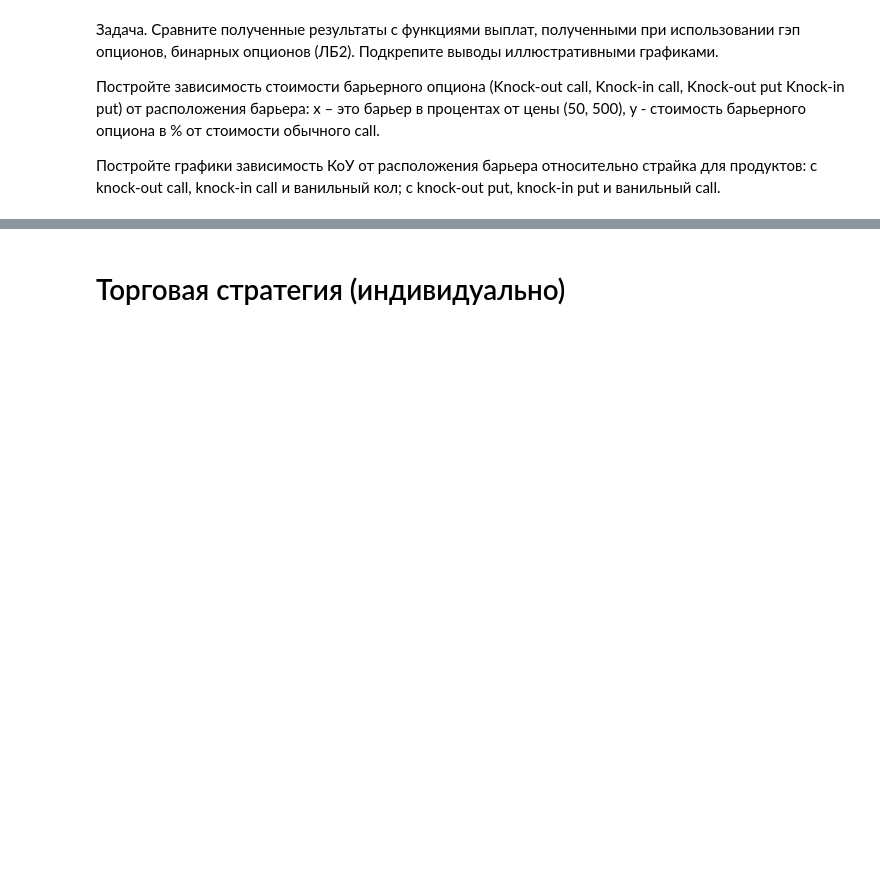
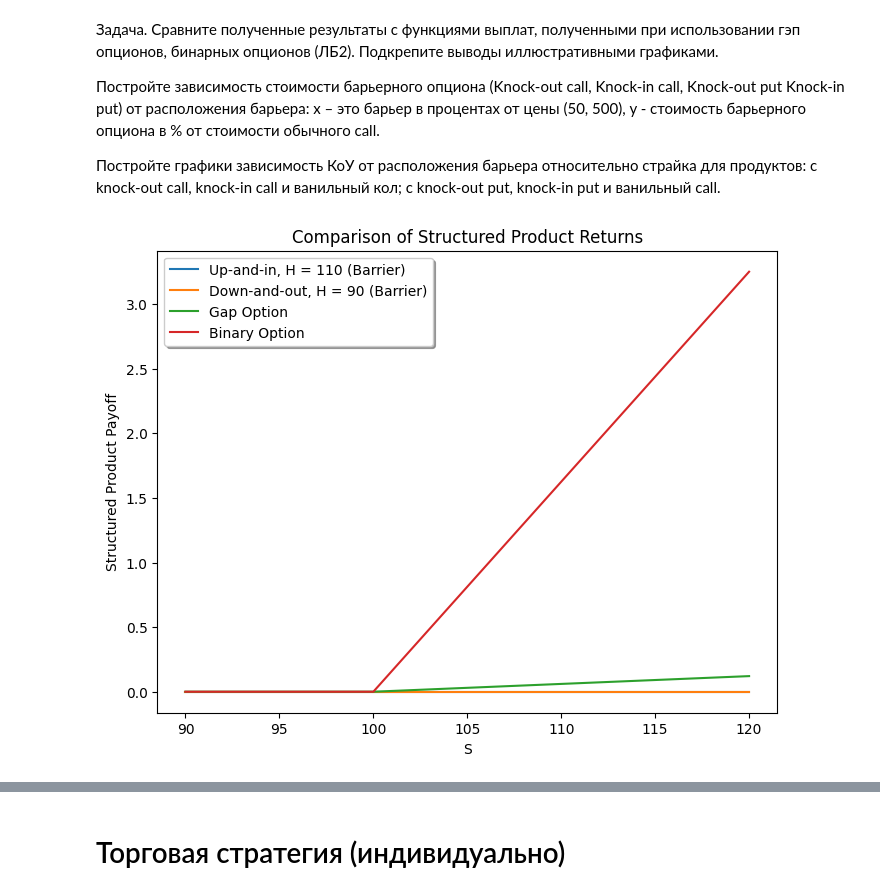
Before and after one commit to AstemirGongapshev/GSFP_2024, a Jupyter notebook: lab_2_GSFP/lab_2b_GSFP.ipynb, the cells around one changed output, grey strips where cells are left out. Drawn from its saved outputs; the diff is of its cells as text; code cells hidden in the pictures; blank space fills up the shorter version.

```diff
--- a/lab_2_GSFP/lab_2b_GSFP.ipynb
+++ b/lab_2_GSFP/lab_2b_GSFP.ipynb
@@ -426,3 +413,62 @@ plt.grid(True)
 Постройте зависимость стоимости барьерного опциона (Knock-out call, Knock-in call, Knock-out put Knock-in put) от расположения барьера: x – это барьер в процентах от цены (50, 500), y - стоимость барьерного опциона в % от стоимости обычного call.
 
 Постройте графики зависимость КоУ от расположения барьера относительно страйка для продуктов: с knock-out call, knock-in call и ванильный кол; с knock-out put, knock-in put и ванильный call.
+# %%
+def binary_option_call(option_type, S, K, T, r, q, sigma):
+    d1 = (np.log(S / K) + (r + sigma**2 / 2) * T) / (sigma * np.sqrt(T))
+    d2 = d1 - sigma * np.sqrt(T)
+    if option_type == 'cash-or-nothing':
+        return np.exp(-r * T) * norm.cdf(d2)
+    elif option_type == 'asset-or-nothing':
+        return S * np.exp(-q * T) * norm.cdf(d1)
+
+def gap_option_price_call(S, K1, K2, T, r, q, sigma):
+    d1 = (np.log(S / K2) + (r - q + 0.5 * sigma**2) * T) / (sigma * np.sqrt(T))
+    d2 = d1 - sigma * np.sqrt(T)
+    return S * np.exp(-q * T) * norm.cdf(d1) - K1 * np.exp(-r * T) * norm.cdf(d2)
+
+
+
+
+
+
+
+H_up_in, K_up_in = 110, 105
+call_up_in = barrier_option('Up-and-in', S0, H_up_in, K_up_in, q, T, r, q, sigma, True)
+
+H_down_out, K_down_out = 90, 120
+call_down_out = barrier_option('Down-and-out', S0, H_down_out, K_down_out, q, T, r, q, sigma, True)
+
+gap_call = gap_option_price_call(S0, K1=K_up_in, K2=K_down_out, T=T, r=r, q=q, sigma=sigma)
+binary_call = binary_option_call('cash-or-nothing', S0, K_up_in, T, r, q, sigma)
+
+
+capital_guarantee = 1
+r_sp_min = capital_guarantee - 1
+da = N * np.exp(-r * T) * capital_guarantee
+
+# Payoff calculations
+def structured_payoff(option_price, strike, N, S_data, S0):
+    Q = (N - da) / option_price if option_price > 0 else 0
+    PR = strike * Q / N
+    return np.maximum(r_sp_min, r_sp_min + PR * (S_data - S0) / S0)
+
+r_sp_up_in = structured_payoff(call_up_in, K_up_in, N, S_data, S0)
+r_sp_down_out = structured_payoff(call_down_out, K_down_out, N, S_data, S0)
+r_sp_gap = structured_payoff(gap_call, K_up_in, N, S_data, S0)
+r_sp_binary = structured_payoff(binary_call, K_up_in, N, S_data, S0)
+
+
+plt.figure(figsize=(8, 6))
+plt.plot(S_data, r_sp_up_in, label='Up-and-in, H = 110 (Barrier)', linestyle='-')
+plt.plot(S_data, r_sp_down_out, label='Down-and-out, H = 90 (Barrier)', linestyle='-')
+plt.plot(S_data, r_sp_gap, label='Gap Option', linestyle='-')
+plt.plot(S_data, r_sp_binary, label='Binary Option', linestyle='-')
+plt.title('Comparison of Structured Product Returns')
+plt.xlabel('S')
+plt.ylabel('Structured Product Payoff')
+# plt.ylim()
+plt.legend(loc='best', fancybox=True, shadow=True)
+plt.show()
+# %% [output]
+[figure, added]
```
Also changed, not shown: parts of 6 cells of this notebook, 4 other files.
